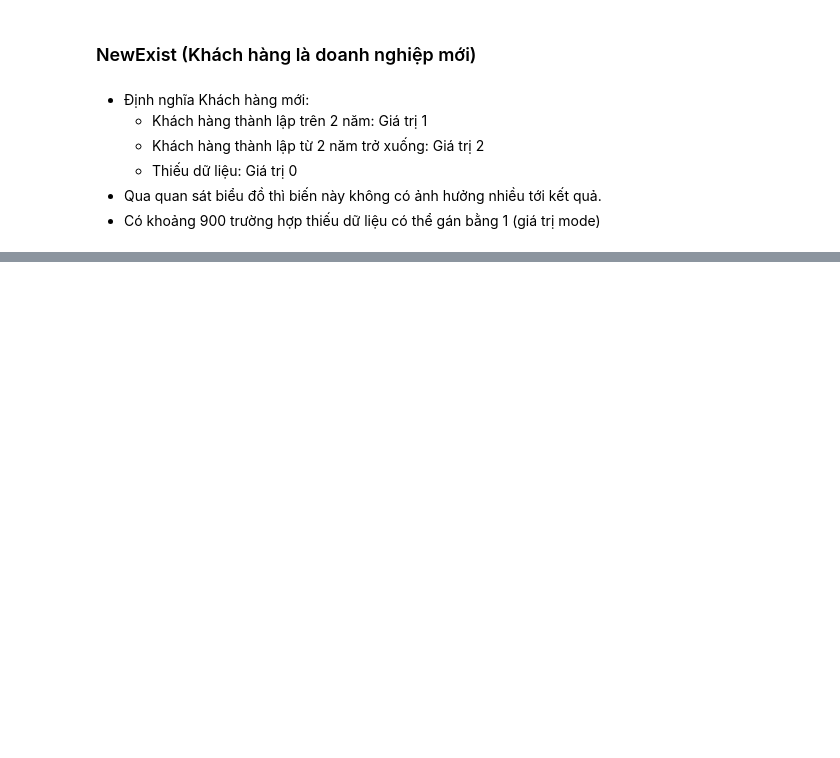
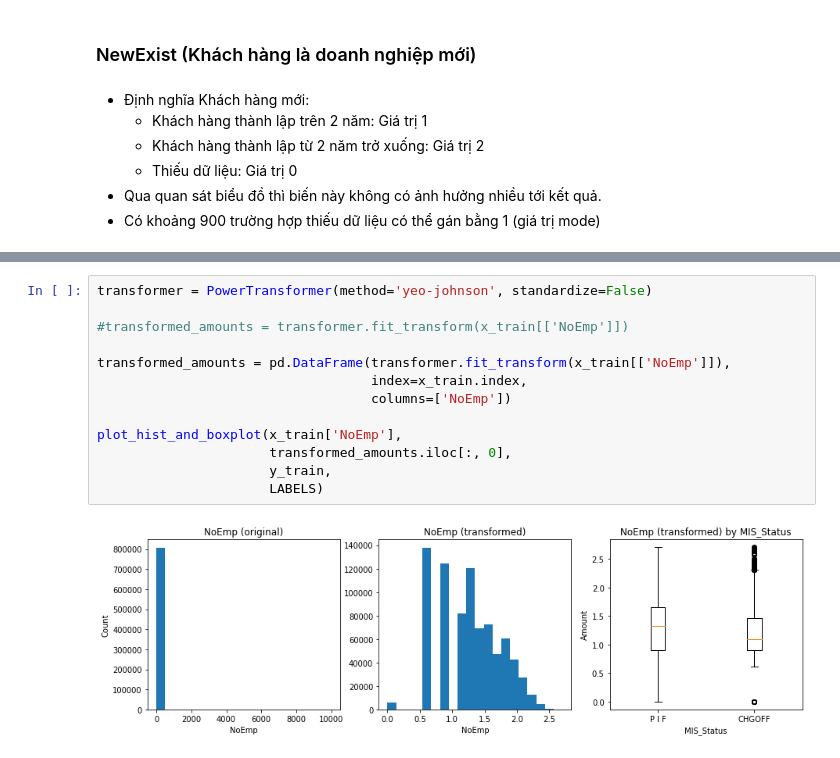
Before and after one commit to sonhn-dev/dsp305x, a Jupyter notebook: notebook.ipynb, the cells around one changed output, grey strips where cells are left out. Drawn from its saved outputs; the diff is of its cells as text; blank space fills up the shorter version.

```diff
--- a/notebook.ipynb
+++ b/notebook.ipynb
@@ -502,0 +531,15 @@ plt.show()
+# %%
+transformer = PowerTransformer(method='yeo-johnson', standardize=False)
+
+#transformed_amounts = transformer.fit_transform(x_train[['NoEmp']])
+
+transformed_amounts = pd.DataFrame(transformer.fit_transform(x_train[['NoEmp']]),
+                                   index=x_train.index,
+                                   columns=['NoEmp'])
+
+plot_hist_and_boxplot(x_train['NoEmp'],
+                      transformed_amounts.iloc[:, 0],
+                      y_train,
+                      LABELS)
+# %% [output]
+[figure, added]
```
Also changed, not shown: parts of 23 cells of this notebook, 2 other files.
